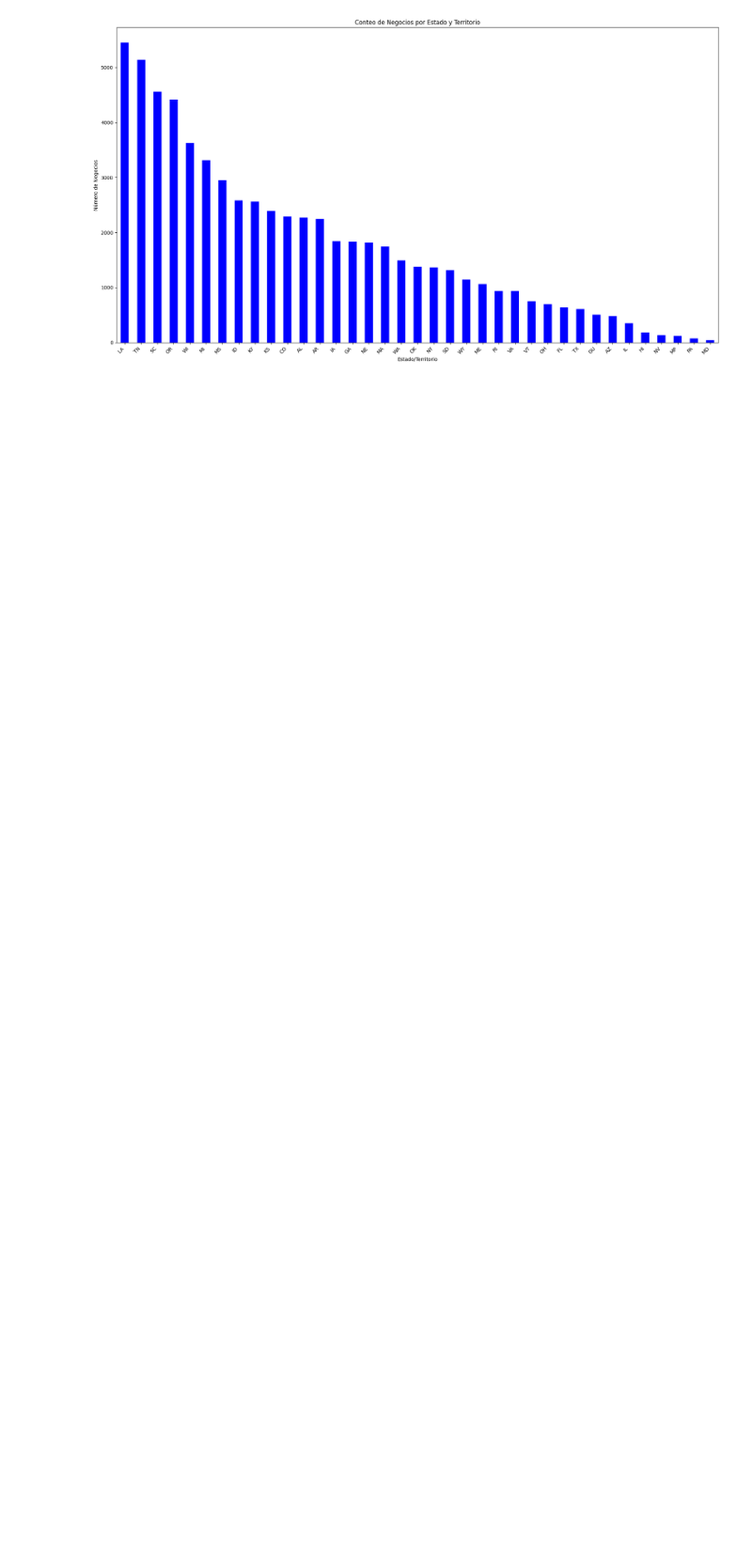
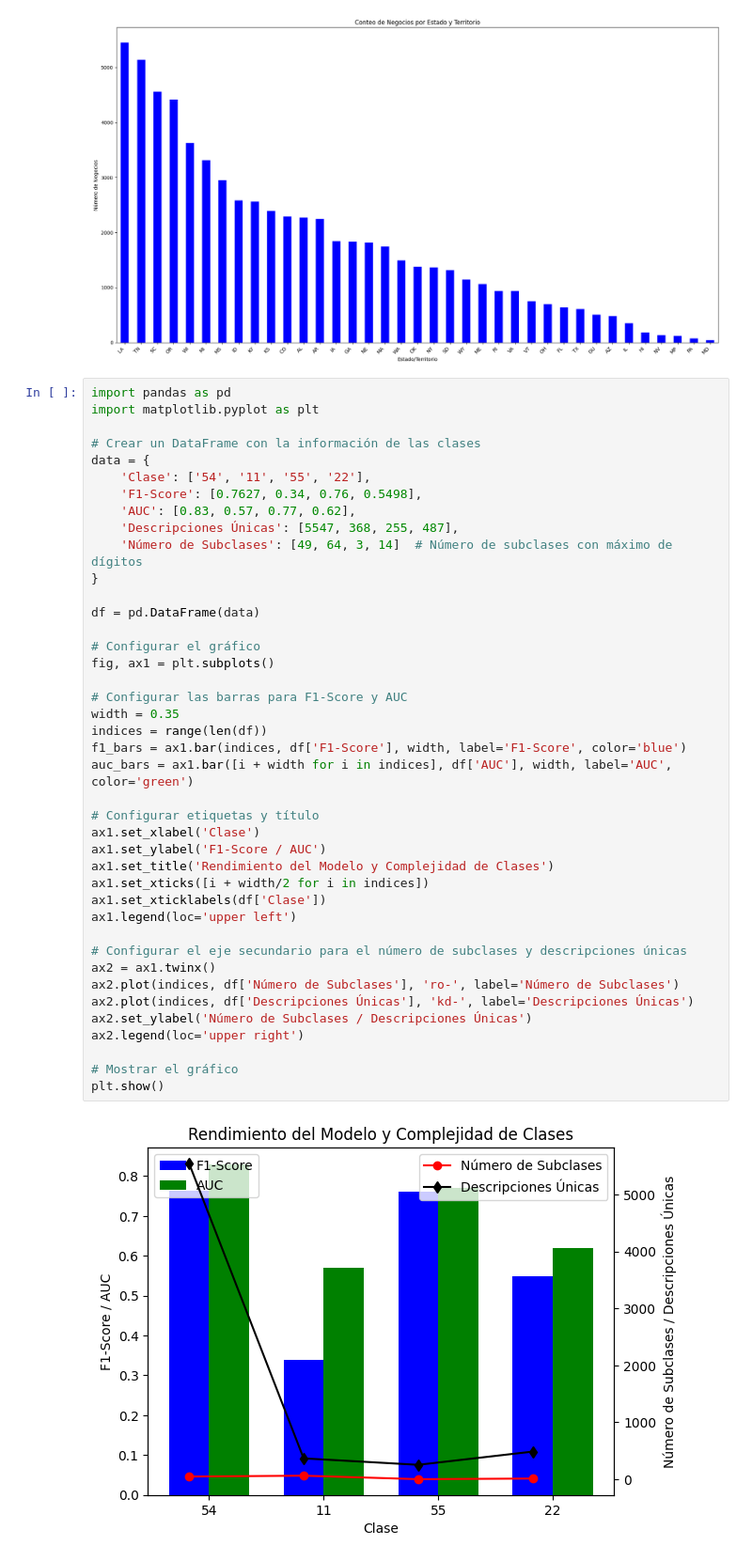
Before and after one commit to Zrive/zrive-ds-1q24-industry-classification, a Jupyter notebook: notebooks/classification_binarized.ipynb, the cells around one changed output. Shown at 94% size. Saved outputs shown, nothing was run; the diff lists cells and outputs as text; blank space fills up the shorter version.

```diff
--- a/notebooks/classification_binarized.ipynb
+++ b/notebooks/classification_binarized.ipynb
@@ -1221,3 +1221,46 @@ plt.tight_layout()
 plt.show()
 # %% [output]
 [figure]
+# %%
+import pandas as pd
+import matplotlib.pyplot as plt
+
+# Crear un DataFrame con la información de las clases
+data = {
+    'Clase': ['54', '11', '55', '22'],
+    'F1-Score': [0.7627, 0.34, 0.76, 0.5498],
+    'AUC': [0.83, 0.57, 0.77, 0.62],
+    'Descripciones Únicas': [5547, 368, 255, 487],
+    'Número de Subclases': [49, 64, 3, 14]  # Número de subclases con máximo de dígitos
+}
+
+df = pd.DataFrame(data)
+
+# Configurar el gráfico
+fig, ax1 = plt.subplots()
+
+# Configurar las barras para F1-Score y AUC
+width = 0.35
+indices = range(len(df))
+f1_bars = ax1.bar(indices, df['F1-Score'], width, label='F1-Score', color='blue')
+auc_bars = ax1.bar([i + width for i in indices], df['AUC'], width, label='AUC', color='green')
+
+# Configurar etiquetas y título
+ax1.set_xlabel('Clase')
+ax1.set_ylabel('F1-Score / AUC')
+ax1.set_title('Rendimiento del Modelo y Complejidad de Clases')
+ax1.set_xticks([i + width/2 for i in indices])
+ax1.set_xticklabels(df['Clase'])
+ax1.legend(loc='upper left')
+
+# Configurar el eje secundario para el número de subclases y descripciones únicas
+ax2 = ax1.twinx()
+ax2.plot(indices, df['Número de Subclases'], 'ro-', label='Número de Subclases')
+ax2.plot(indices, df['Descripciones Únicas'], 'kd-', label='Descripciones Únicas')
+ax2.set_ylabel('Número de Subclases / Descripciones Únicas')
+ax2.legend(loc='upper right')
+
+# Mostrar el gráfico
+plt.show()
+# %% [output]
+[figure, added]
```
